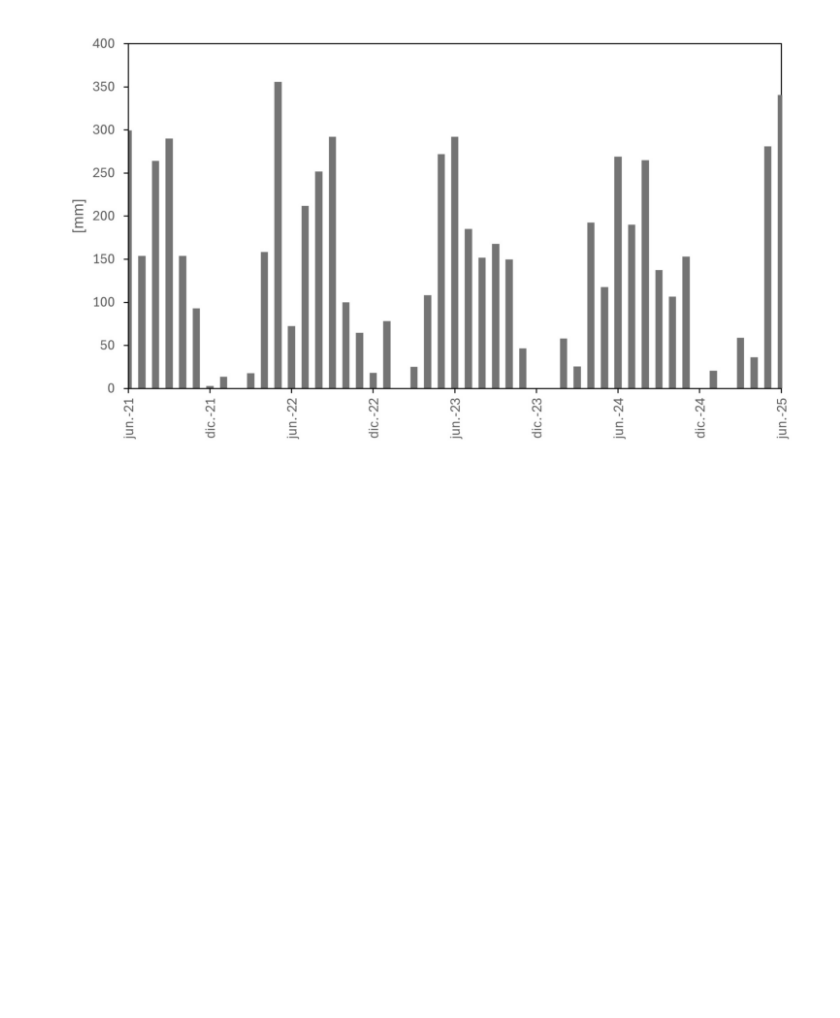
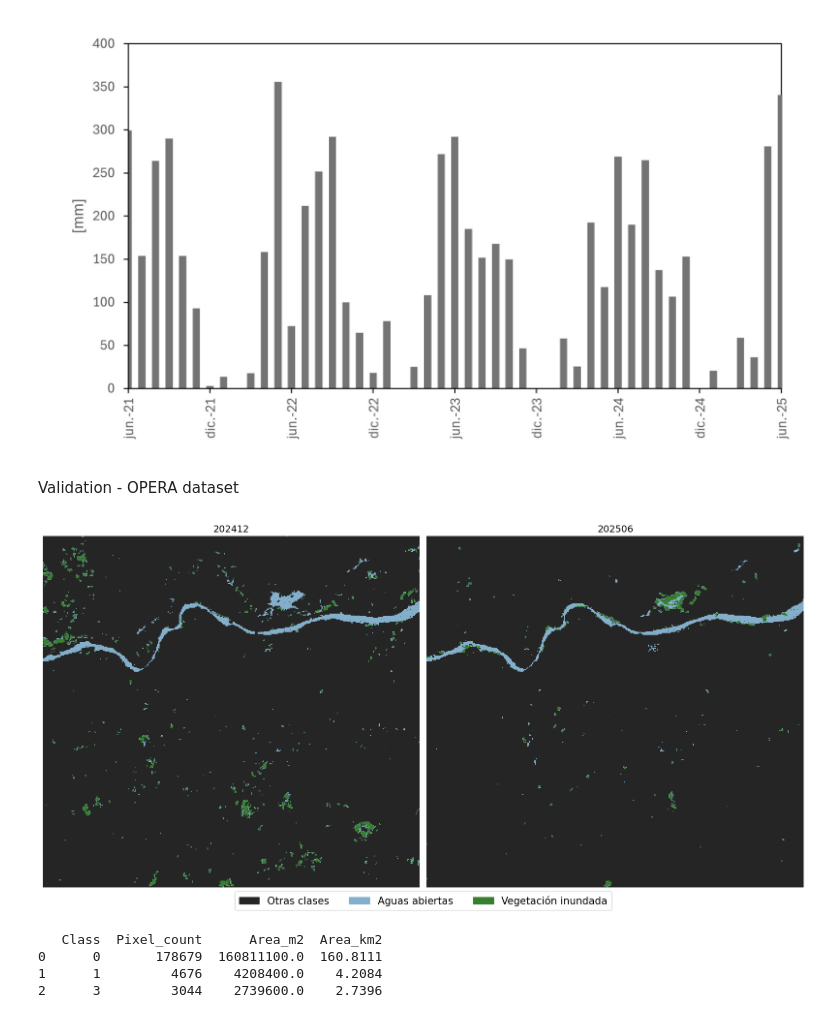
Before and after one commit to aliciaarevalor/s1_wetland, a Jupyter notebook: data-results.ipynb, the cells around one changed output. Cells and saved outputs as stored; diff of their text form; code cells hidden in the pictures; blank space fills up the shorter version.

Commit message:
opera dataset

```diff
--- a/data-results.ipynb
+++ b/data-results.ipynb
@@ -117,3 +129,77 @@ plt.axis("off")
 plt.show()
 # %% [output]
 [figure]
+# %% [markdown]
+Validation - OPERA dataset
+# %%
+# Path to TIFF files
+tiff_files = sorted(glob.glob("./data/opera/*.tif"))
+
+# Define custom colors for classes
+colors = [
+    "#252525",  # class 0 - black (other/background)
+    "#84AFCB",  # class 1 - blue (open water)
+    "#377f30",  # class 2 - green (inundated vegetation)
+]
+
+cmap = ListedColormap(colors)
+
+fig, axes = plt.subplots(1, 2, figsize=(16, 8))
+axes = axes.flatten()
+
+# Loop through images and plot them
+for i, file in enumerate(tiff_files):
+    img = tiff.imread(file)
+
+    # Extract filename and title
+    filename = os.path.basename(file)
+    title_text = os.path.splitext(filename)[0][:6]
+
+    # Show the image with defined colormap
+    axes[i].imshow(img, cmap=cmap)
+    axes[i].set_title(title_text, fontsize=14)
+    axes[i].axis('off')
+
+# Hide unused axes if fewer than 2 images
+for j in range(i + 1, len(axes)):
+    axes[j].axis('off')
+
+# Create legend
+legend_labels = ["Otras clases", "Aguas abiertas", "Vegetación inundada"]
+patches = [mpatches.Patch(color=colors[k], label=legend_labels[k]) for k in range(len(colors))]
+fig.legend(handles=patches, loc='lower center', ncol=4, fontsize=15, frameon=True)
+
+plt.tight_layout(rect=[0, 0.05, 1, 1])
+plt.show()
+# %% [output]
+[figure, added]
+# %%
+# Path to your raster
+raster_path = "./data/opera/20241218_WTR_clip.tif"
+
+with rasterio.open(raster_path) as src:
+    img = src.read(1)  # Read first band
+    pixel_size_x, pixel_size_y = src.res  # Resolution (in meters)
+    pixel_area = abs(pixel_size_x * pixel_size_y)  # Area of each pixel (m²)
+
+# Calculate unique classes and their pixel counts
+unique, counts = np.unique(img, return_counts=True)
+
+# Convert pixel counts to area
+areas_m2 = counts * pixel_area
+areas_km2 = areas_m2 / 1e6
+
+# Organize results in a table
+df = pd.DataFrame({
+    "Class": unique,
+    "Pixel_count": counts,
+    "Area_m2": areas_m2,
+    "Area_km2": areas_km2
+})
+
+print(df)
+# %% [output]
+   Class  Pixel_count      Area_m2  Area_km2
+0      0       178679  160811100.0  160.8111
+1      1         4676    4208400.0    4.2084
+2      3         3044    2739600.0    2.7396
```
Also changed, not shown: parts of 6 cells of this notebook.
